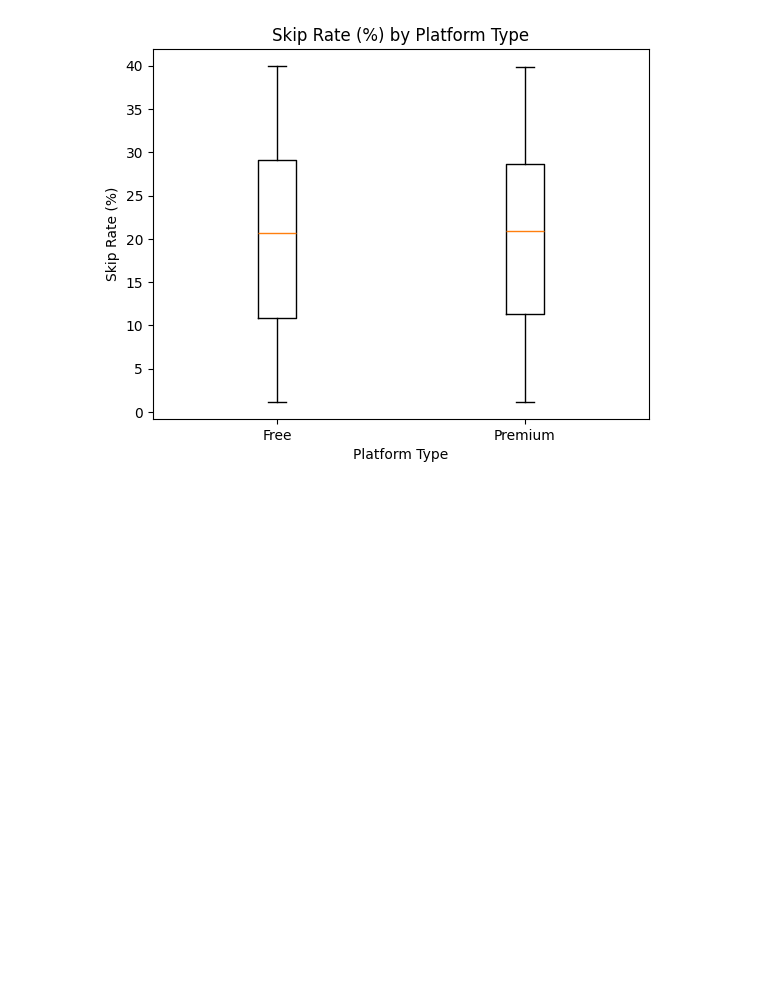
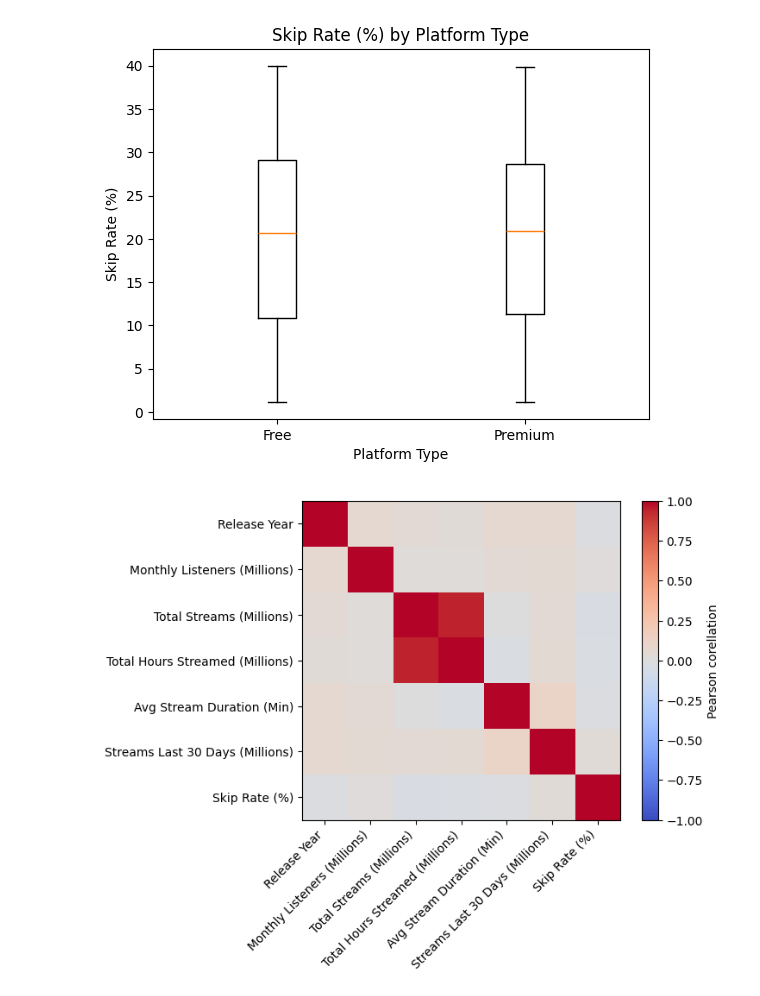
Before and after one commit to jessegarrido/learning_plots_jessegarrido, a Jupyter notebook: notebooks/learning_plots_jessegarrido.ipynb, the cells around one changed output. Drawn from its saved outputs; the diff is of its cells as text; code cells hidden in the pictures; blank space fills up the shorter version.

Commit message:
heatmap

```diff
--- a/notebooks/learning_plots_jessegarrido.ipynb
+++ b/notebooks/learning_plots_jessegarrido.ipynb
@@ -396,3 +396,17 @@ plt.title("Skip Rate (%) by Platform Type")
 plt.show()
 # %% [output]
 [figure]
+# %%
+numeric_spotify_df = spotify_df.select_dtypes(include=[np.number])
+corr = numeric_spotify_df.corr()
+
+im = plt.imshow(corr, vmin=-1,vmax=1, cmap='coolwarm')
+plt.colorbar(im, label="Pearson corellation")
+
+plt.xticks(range(len(corr.columns)), corr.columns, rotation=45, ha="right")
+plt.yticks(range(len(corr.columns)), corr.columns)
+
+
+plt.show()
+# %% [output]
+[figure, added]
```
